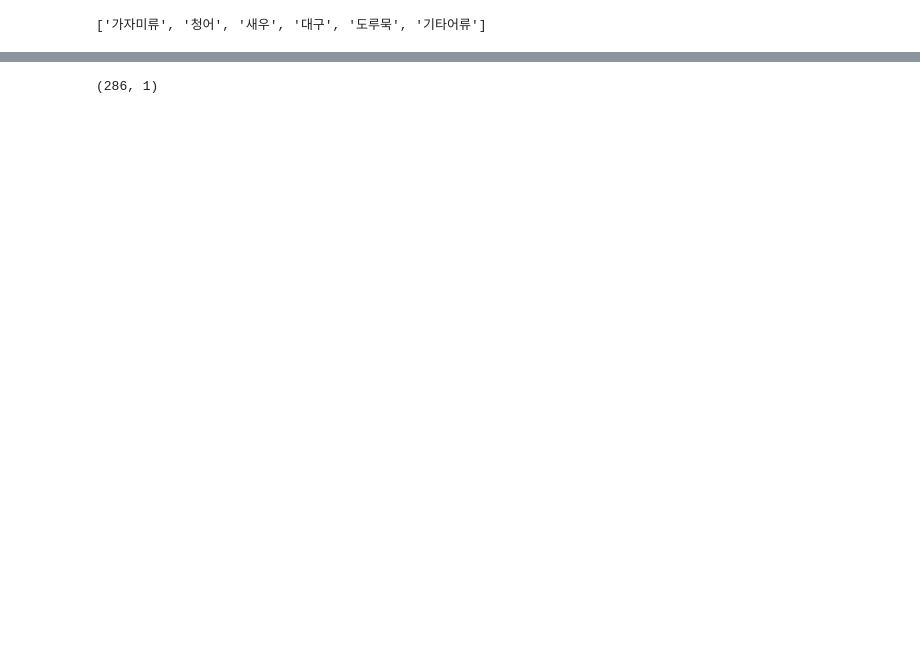
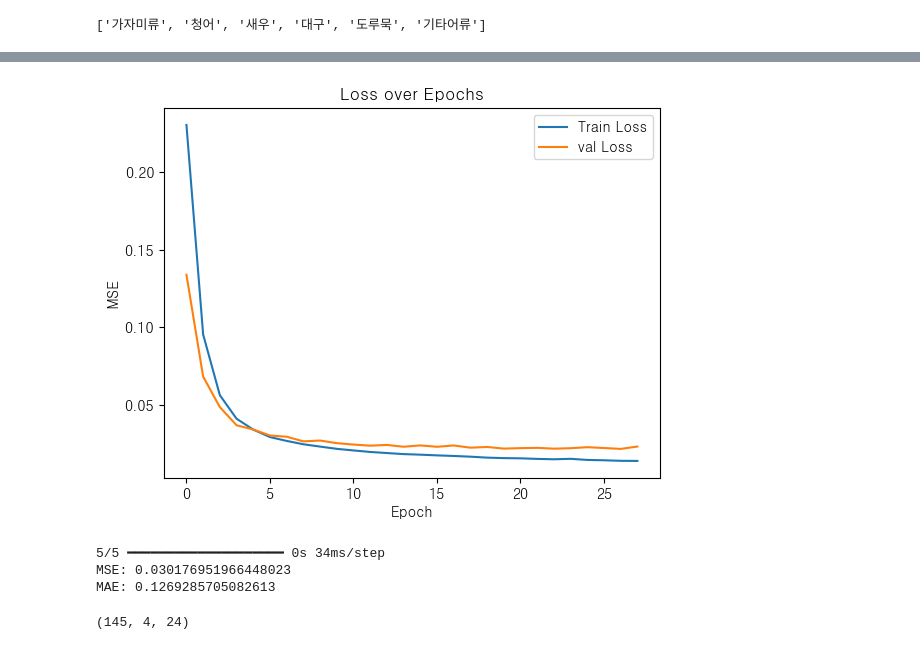
Before and after one commit to GUKHOJeong/Ocean_Project, a Jupyter notebook: model.ipynb, the cells around one changed output, grey strips where cells are left out. Saved outputs shown, nothing was run; the diff lists cells and outputs as text; code cells hidden in the pictures; blank space fills up the shorter version.

```diff
--- a/model.ipynb
+++ b/model.ipynb
@@ -247,10 +202,10 @@ y_scaler= StandardScaler()
 # %%
 X_train_scaled = scaler.fit_transform(X_train_raw.reshape(-1, feauture_num)).reshape(X_train_raw.shape)
-y_train =y_scaler.fit_transform(y_train_raw.reshape(-1, 1))
+y_train =y_scaler.fit_transform(y_train_raw.reshape(-1, y_train_raw.shape[1]))
 
 
 X_test_scaled = scaler.transform(X_test_raw.reshape(-1, feauture_num)).reshape(X_test_raw.shape)
-y_test = y_scaler.transform(y_test_raw.reshape(-1, 1))
+y_test = y_scaler.transform(y_test_raw.reshape(-1, y_test_raw.shape[1]))
 
 X_train=X_train_scaled
 X_train
@@ -436,8 +309,8 @@ from tensorflow.keras.callbacks import EarlyStopping
 
 early_stopping = EarlyStopping(
     monitor='val_loss',
-    min_delta=0.01,
-    patience=5,
+    min_delta=0.001,
+    patience=10,
     verbose=1,
     mode='auto' )
 # %%
@@ -551,8 +364,16 @@ Cnn.add(Dense(1))
 #             Dense(1)
 #         ])
 #         model.compile(optimizer='adam',loss='mse')
+# %%
+Lstm = Sequential()
+Lstm.add(SimpleRNN(units=64, activation='tanh', return_sequences=False,input_shape=(X_train.shape[1],X_train.shape[2])))
+
+Lstm.add(Dense(units=16))
+
+#출력층
+Lstm.add(Dense(y_train.shape[1]))
 # %%
-Cnn.compile(optimizer='adam', loss='mse')
-Cnn.summary()
-Cnn_history = Cnn.fit(X_train,y_train,epochs=100,validation_split=0.2,callbacks=[early_stopping])
+Lstm.compile(optimizer='adam', loss='mse')
+Lstm.summary()
+Lstm_history = Lstm.fit(X_train,y_train,epochs=100,validation_split=0.2,callbacks=[early_stopping])
 # %% [output]
@@ -595,4 +412,26 @@ Epoch 6: early stopping
+# %%
+
+plt.plot(Lstm_history.history['loss'], label='Train Loss')
+plt.plot(Lstm_history.history['val_loss'], label='val Loss')
+plt.legend()
+plt.title('Loss over Epochs')
+plt.xlabel('Epoch')
+plt.ylabel('MSE')
+plt.show()
+
+y_pred_scaled = Lstm.predict(X_test)
+y_pred= y_scaler.inverse_transform(y_pred_scaled)
+
+mse= mean_squared_error(y_test_raw, y_pred )
+mae= mean_absolute_error(y_test_raw, y_pred )
+print('MSE:', mse)
+print('MAE:', mae)
+# %% [output]
+[figure, added]
+5/5 ━━━━━━━━━━━━━━━━━━━━ 0s 34ms/step
+MSE: 0.030176951966448023
+MAE: 0.1269285705082613
 # %%
-cnn_y_test_inv .shape
+X_test.shape
 # %% [output]
-(286, 1)
+(145, 4, 24)
```
Also changed, not shown: parts of 89 cells of this notebook.
